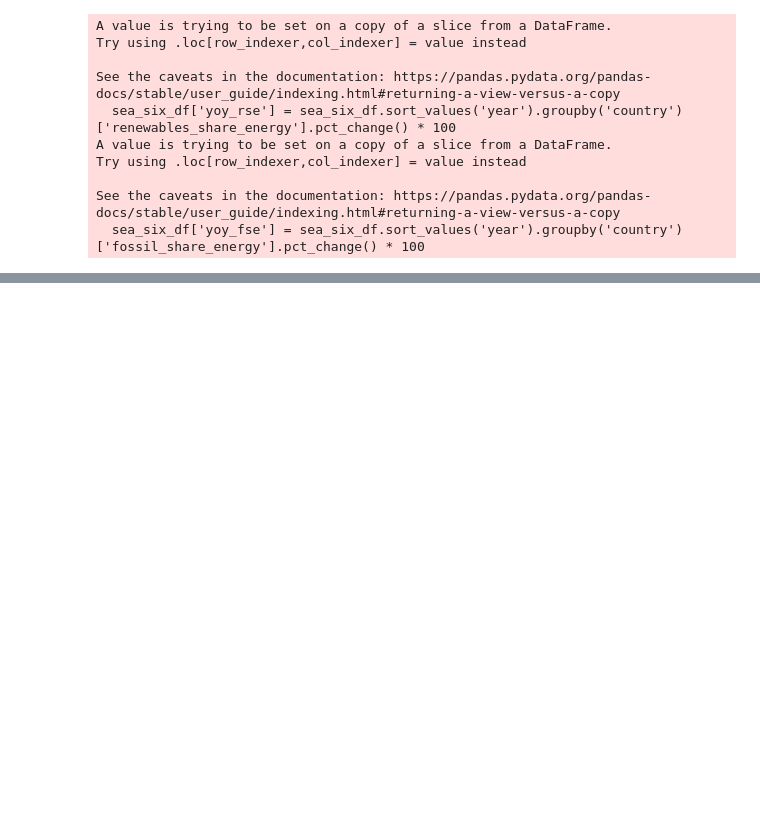
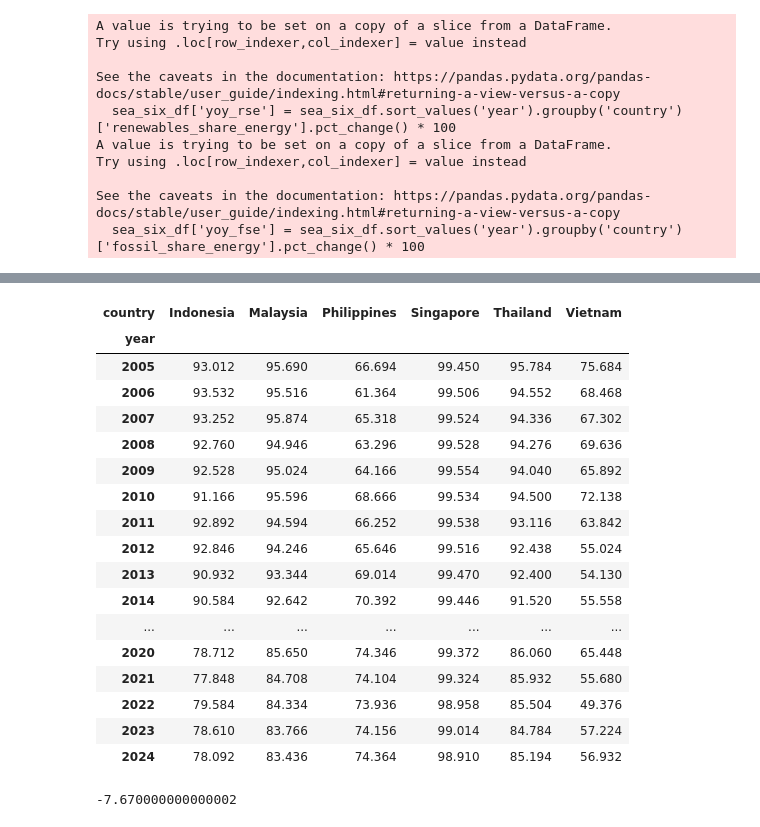
Before and after one commit to christianabusca/energy-climate-analysis, a Jupyter notebook: energy-project.ipynb, the cells around one changed output, grey strips where cells are left out. Saved outputs shown, nothing was run; the diff lists cells and outputs as text; code cells hidden in the pictures; blank space fills up the shorter version.

Commit message:
Kaggle Notebook | energy_project | Version 6

```diff
--- a/energy-project.ipynb
+++ b/energy-project.ipynb
@@ -339,0 +347,3 @@ sea_six_df.tail(20)
+# %%
+sea_six_df['energy_gap'] = sea_six_df['fossil_share_energy'] - sea_six_df['renewables_share_energy']
+sea_six_df
@@ -339,0 +364,26 @@ sea_six_df.tail(20)
+# %%
+energy_gap_pivot = sea_six_df.pivot_table(index='year', columns='country', values='energy_gap')
+energy_gap_pivot
+# %% [output]
+| country | Indonesia | Malaysia | Philippines | Singapore | Thailand | Vietnam |
+| year |  |  |  |  |  |  |
+| 2005 | 93.012 | 95.690 | 66.694 | 99.450 | 95.784 | 75.684 |
+| 2006 | 93.532 | 95.516 | 61.364 | 99.506 | 94.552 | 68.468 |
+| 2007 | 93.252 | 95.874 | 65.318 | 99.524 | 94.336 | 67.302 |
+| 2008 | 92.760 | 94.946 | 63.296 | 99.528 | 94.276 | 69.636 |
+| 2009 | 92.528 | 95.024 | 64.166 | 99.554 | 94.040 | 65.892 |
+| 2010 | 91.166 | 95.596 | 68.666 | 99.534 | 94.500 | 72.138 |
+| 2011 | 92.892 | 94.594 | 66.252 | 99.538 | 93.116 | 63.842 |
+| 2012 | 92.846 | 94.246 | 65.646 | 99.516 | 92.438 | 55.024 |
+| 2013 | 90.932 | 93.344 | 69.014 | 99.470 | 92.400 | 54.130 |
+| 2014 | 90.584 | 92.642 | 70.392 | 99.446 | 91.520 | 55.558 |
+| ... | ... | ... | ... | ... | ... | ... |
+| 2020 | 78.712 | 85.650 | 74.346 | 99.372 | 86.060 | 65.448 |
+| 2021 | 77.848 | 84.708 | 74.104 | 99.324 | 85.932 | 55.680 |
+| 2022 | 79.584 | 84.334 | 73.936 | 98.958 | 85.504 | 49.376 |
+| 2023 | 78.610 | 83.766 | 74.156 | 99.014 | 84.784 | 57.224 |
+| 2024 | 78.092 | 83.436 | 74.364 | 98.910 | 85.194 | 56.932 |
+# %%
+66.694 - 74.364
+# %% [output]
+-7.670000000000002
```
Also changed, not shown: parts of 10 cells of this notebook.
